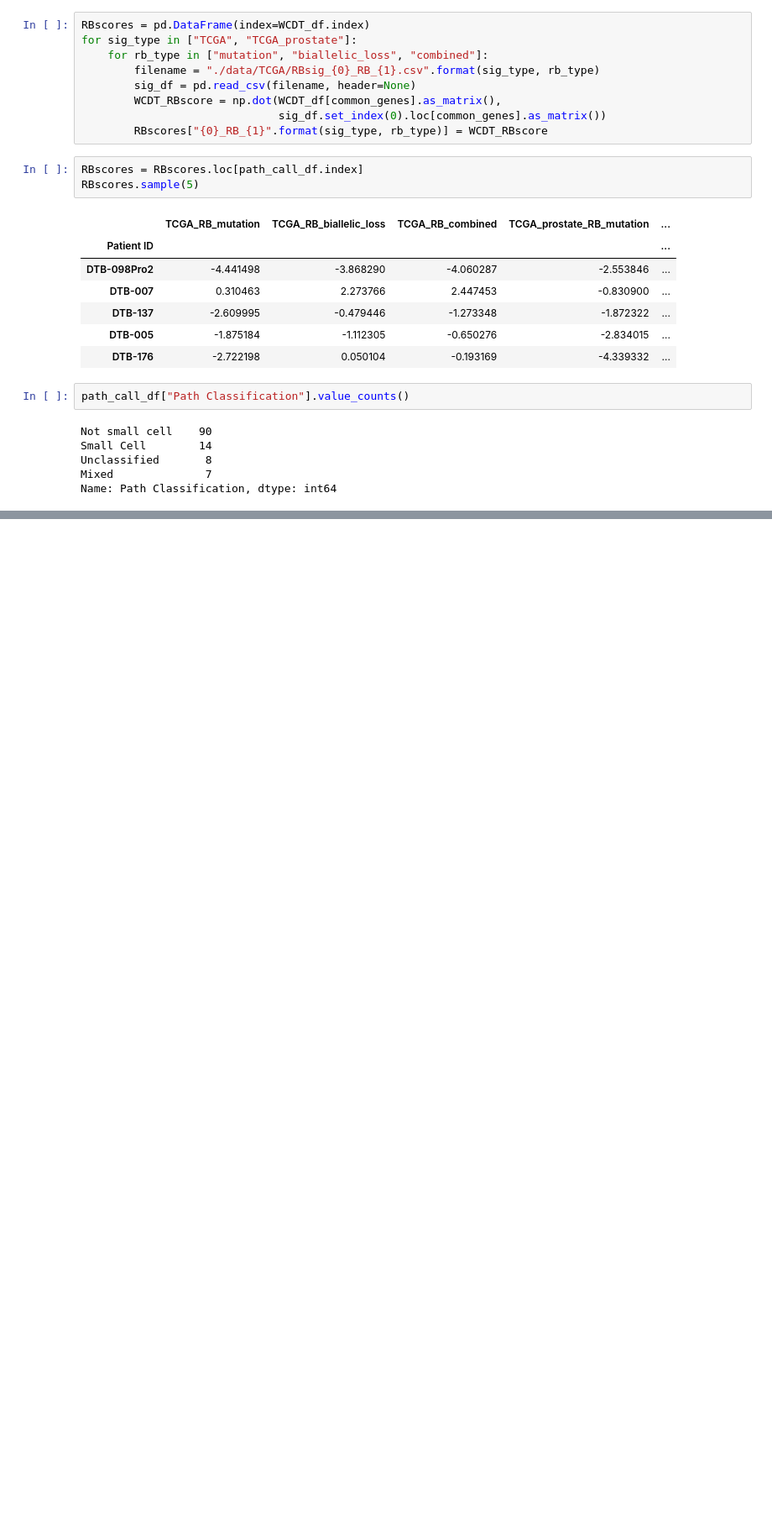
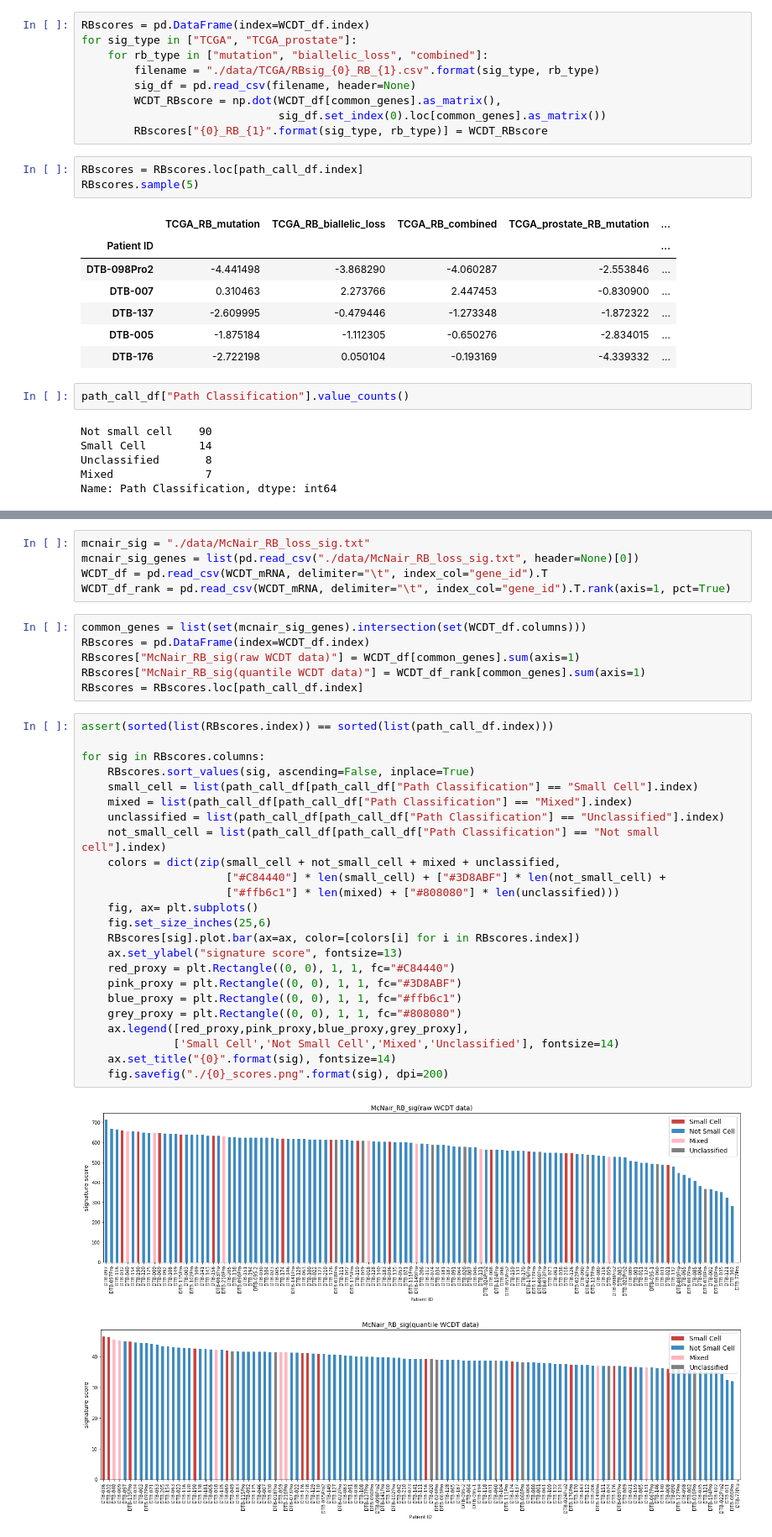
Before and after one commit to MollyZhang/ARsig_python, a Jupyter notebook: RB1sig.ipynb, the cells around one changed output, grey strips where cells are left out. Shown: that part at 84% size. Cells and saved outputs as stored; diff of their text form; blank space fills up the shorter version.

Commit message:
apply chris Mcnair rb loss signature to WCDT data

```diff
--- a/RB1sig.ipynb
+++ b/RB1sig.ipynb
@@ -329,0 +334,38 @@ for sig in RBscores.columns:
+# %%
+mcnair_sig = "./data/McNair_RB_loss_sig.txt"
+mcnair_sig_genes = list(pd.read_csv("./data/McNair_RB_loss_sig.txt", header=None)[0])
+WCDT_df = pd.read_csv(WCDT_mRNA, delimiter="\t", index_col="gene_id").T
+WCDT_df_rank = pd.read_csv(WCDT_mRNA, delimiter="\t", index_col="gene_id").T.rank(axis=1, pct=True)
+# %%
+common_genes = list(set(mcnair_sig_genes).intersection(set(WCDT_df.columns)))
+RBscores = pd.DataFrame(index=WCDT_df.index)
+RBscores["McNair_RB_sig(raw WCDT data)"] = WCDT_df[common_genes].sum(axis=1)
+RBscores["McNair_RB_sig(quantile WCDT data)"] = WCDT_df_rank[common_genes].sum(axis=1)
+RBscores = RBscores.loc[path_call_df.index]
+# %%
+assert(sorted(list(RBscores.index)) == sorted(list(path_call_df.index)))
+
+for sig in RBscores.columns:
+    RBscores.sort_values(sig, ascending=False, inplace=True)
+    small_cell = list(path_call_df[path_call_df["Path Classification"] == "Small Cell"].index)
+    mixed = list(path_call_df[path_call_df["Path Classification"] == "Mixed"].index)
+    unclassified = list(path_call_df[path_call_df["Path Classification"] == "Unclassified"].index)
+    not_small_cell = list(path_call_df[path_call_df["Path Classification"] == "Not small cell"].index)
+    colors = dict(zip(small_cell + not_small_cell + mixed + unclassified,
+                      ["#C84440"] * len(small_cell) + ["#3D8ABF"] * len(not_small_cell) +
+                      ["#ffb6c1"] * len(mixed) + ["#808080"] * len(unclassified)))
+    fig, ax= plt.subplots()
+    fig.set_size_inches(25,6)
+    RBscores[sig].plot.bar(ax=ax, color=[colors[i] for i in RBscores.index])
+    ax.set_ylabel("signature score", fontsize=13)
+    red_proxy = plt.Rectangle((0, 0), 1, 1, fc="#C84440")
+    pink_proxy = plt.Rectangle((0, 0), 1, 1, fc="#3D8ABF")
+    blue_proxy = plt.Rectangle((0, 0), 1, 1, fc="#ffb6c1")
+    grey_proxy = plt.Rectangle((0, 0), 1, 1, fc="#808080")
+    ax.legend([red_proxy,pink_proxy,blue_proxy,grey_proxy],
+              ['Small Cell','Not Small Cell','Mixed','Unclassified'], fontsize=14)
+    ax.set_title("{0}".format(sig), fontsize=14)
+    fig.savefig("./{0}_scores.png".format(sig), dpi=200)
+# %% [output]
+[figure, added]
+[figure, added]
```
Also changed, not shown: parts of 3 cells of this notebook, 2 other files.
